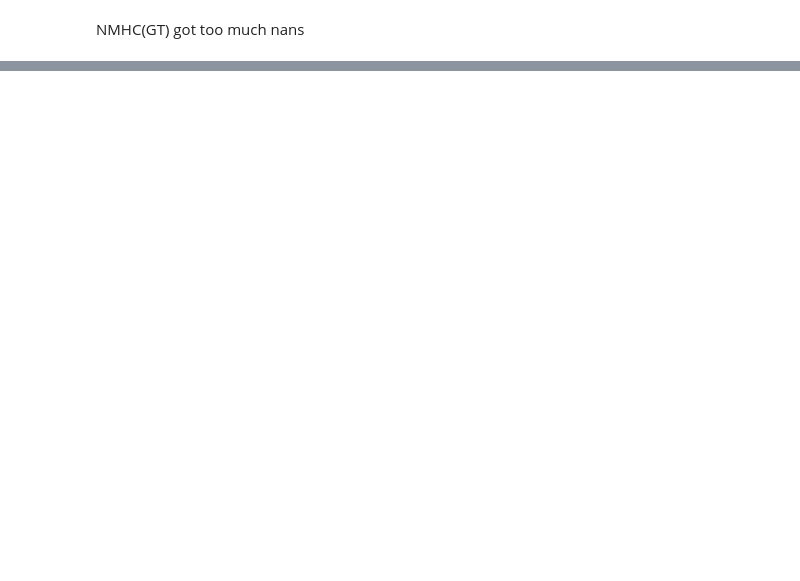
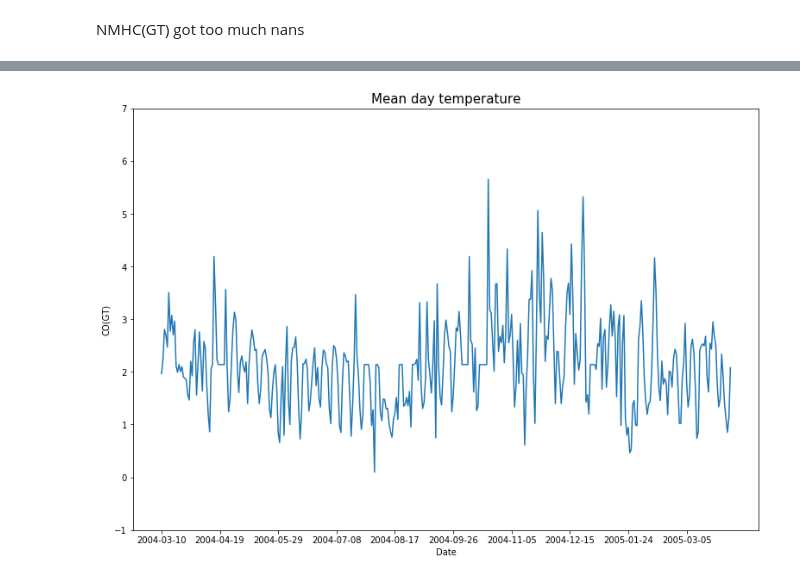
Before and after one commit to HacketOS/Air-Quality-Data-Set, a Jupyter notebook: visualization.ipynb, the cells around one changed output, grey strips where cells are left out. Drawn from its saved outputs; the diff is of its cells as text; code cells hidden in the pictures; blank space fills up the shorter version.

```diff
--- a/visualization.ipynb
+++ b/visualization.ipynb
@@ -138,0 +129,11 @@ means.pop('NMHC(GT)');
+# %%
+fig =plt.figure(figsize = (13,9))
+n = fig.add_subplot(1,1,1)
+n.plot(means.index,means['CO(GT)'])
+n.set_title('Mean day temperature', fontsize = 15)
+n.set_xlabel('Date')
+n.set_ylim([-1,7])
+n.set_xticks(means.index[np.arange(0,means.index.shape[0],40)])
+n.set_ylabel('CO(GT)');
+# %% [output]
+[figure, added]
```
Also changed, not shown: parts of 14 cells of this notebook.
